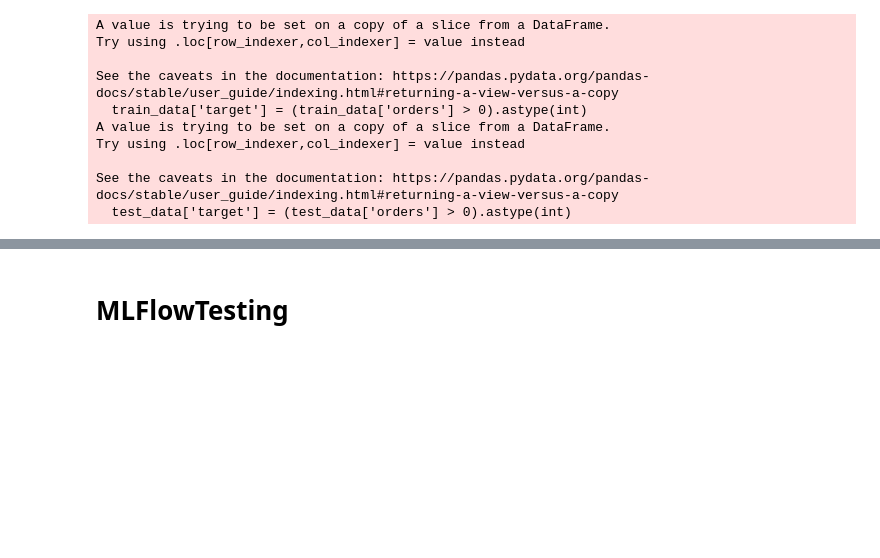
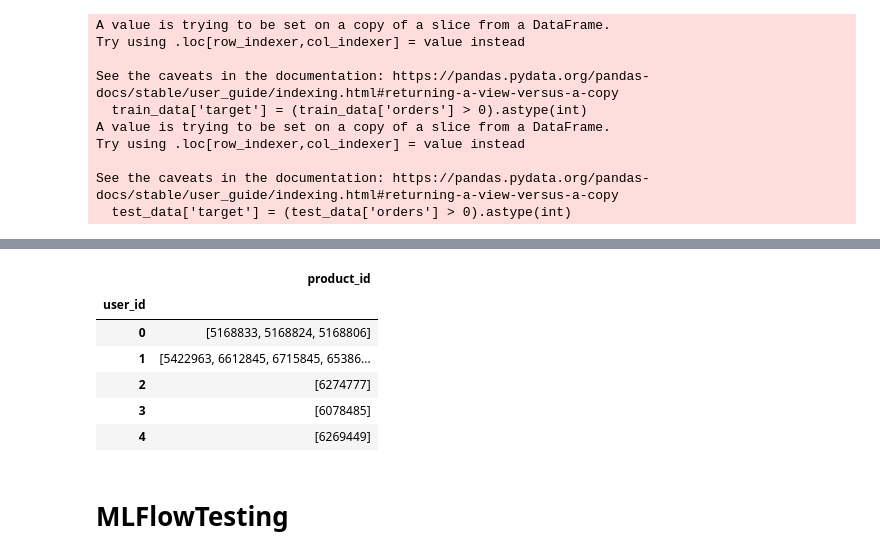
Before and after one commit to akayooo/Kokos-hackaton, a Jupyter notebook: Preprocessing and model.ipynb, the cells around one changed output, grey strips where cells are left out. Drawn from its saved outputs; the diff is of its cells as text; code cells hidden in the pictures; blank space fills up the shorter version.

```diff
--- a/Preprocessing and model.ipynb
+++ b/Preprocessing and model.ipynb
@@ -582,0 +586,41 @@ Test Recall: 0.9979
+# %%
+import pandas as pd
+import numpy as np
+
+# Предполагается, что модель ranker уже обучена и тестовые данные загружены в test_data
+# Идентификаторы пользователей и товаров также содержатся в test_data
+
+# Прогнозирование вероятности для тестового набора данных
+def get_top_25_relevant_products(test_data, model):
+    # Предсказания для тестового набора
+    X_test = test_data.drop(columns=['user_id', 'product_id', 'last_action_time', 'orders', 'target'])
+    test_data['pred'] = model.predict(X_test)
+
+    # Сортируем данные по 'user_id' и предсказанным значениям ('pred')
+    test_data_sorted = test_data.sort_values(by=['user_id', 'pred'], ascending=[True, False])
+
+    # Для каждого пользователя выбираем топ-25 товаров
+    top_25 = test_data_sorted.groupby('user_id').head(25)
+
+    # Создаем новый датафрейм с 'user_id' и списком 25 наиболее релевантных 'product_id'
+    top_25_relevant_products = top_25.groupby('user_id').agg({'product_id': lambda x: list(x)})
+
+    return top_25_relevant_products
+
+# Пример вызова функции
+test_data = pd.read_parquet('test_data.pq')
+test_data = test_data.fillna(0)
+test_data['category_id'] = test_data['category_id'].astype(int)
+
+top_25_products_per_user = get_top_25_relevant_products(test_data, ranker)
+
+# Выводим результаты
+top_25_products_per_user.head()
+# %% [output]
+|  | product_id |
+| user_id |  |
+| 0 | [5168833, 5168824, 5168806] |
+| 1 | [5422963, 6612845, 6715845, 65386... |
+| 2 | [6274777] |
+| 3 | [6078485] |
+| 4 | [6269449] |
```
Also changed, not shown: parts of 18 cells of this notebook.
